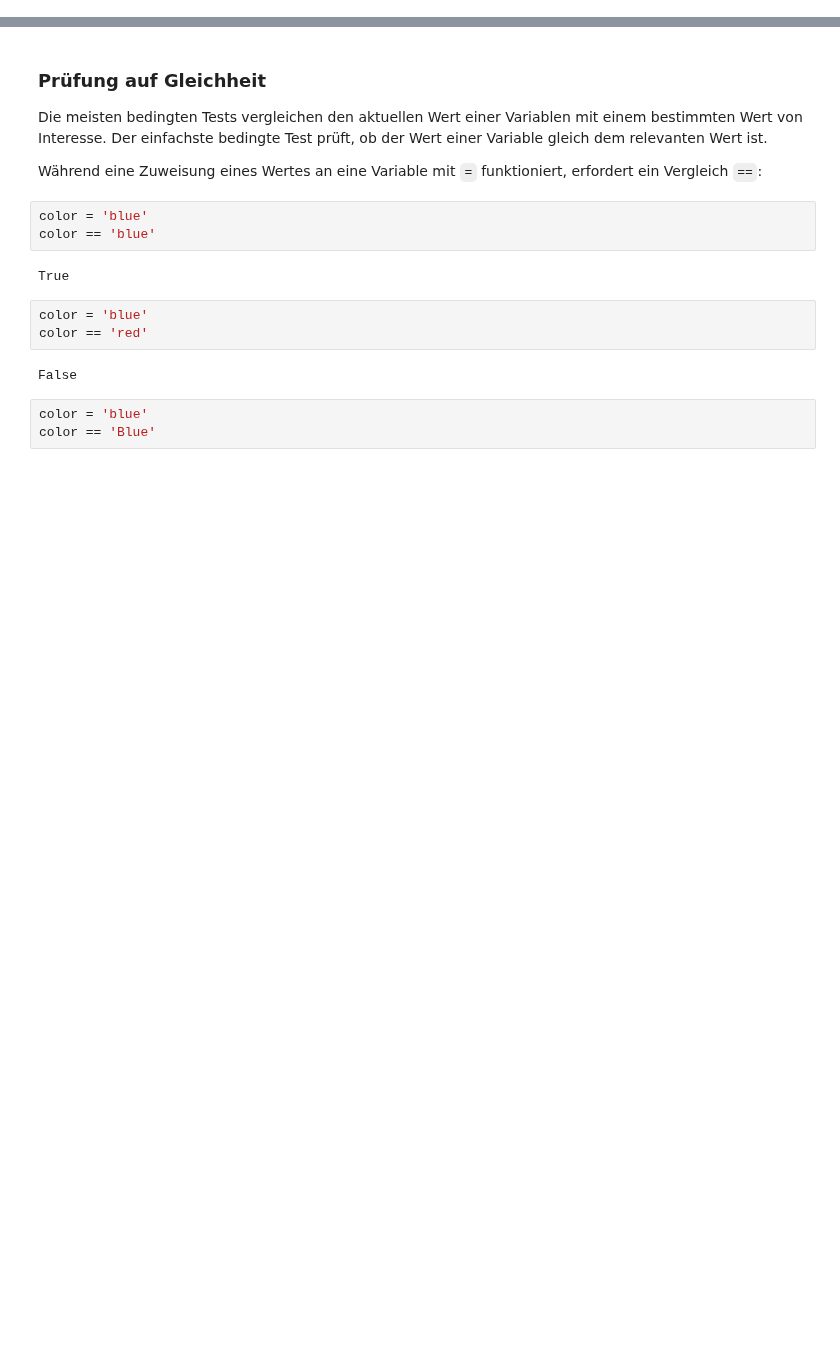
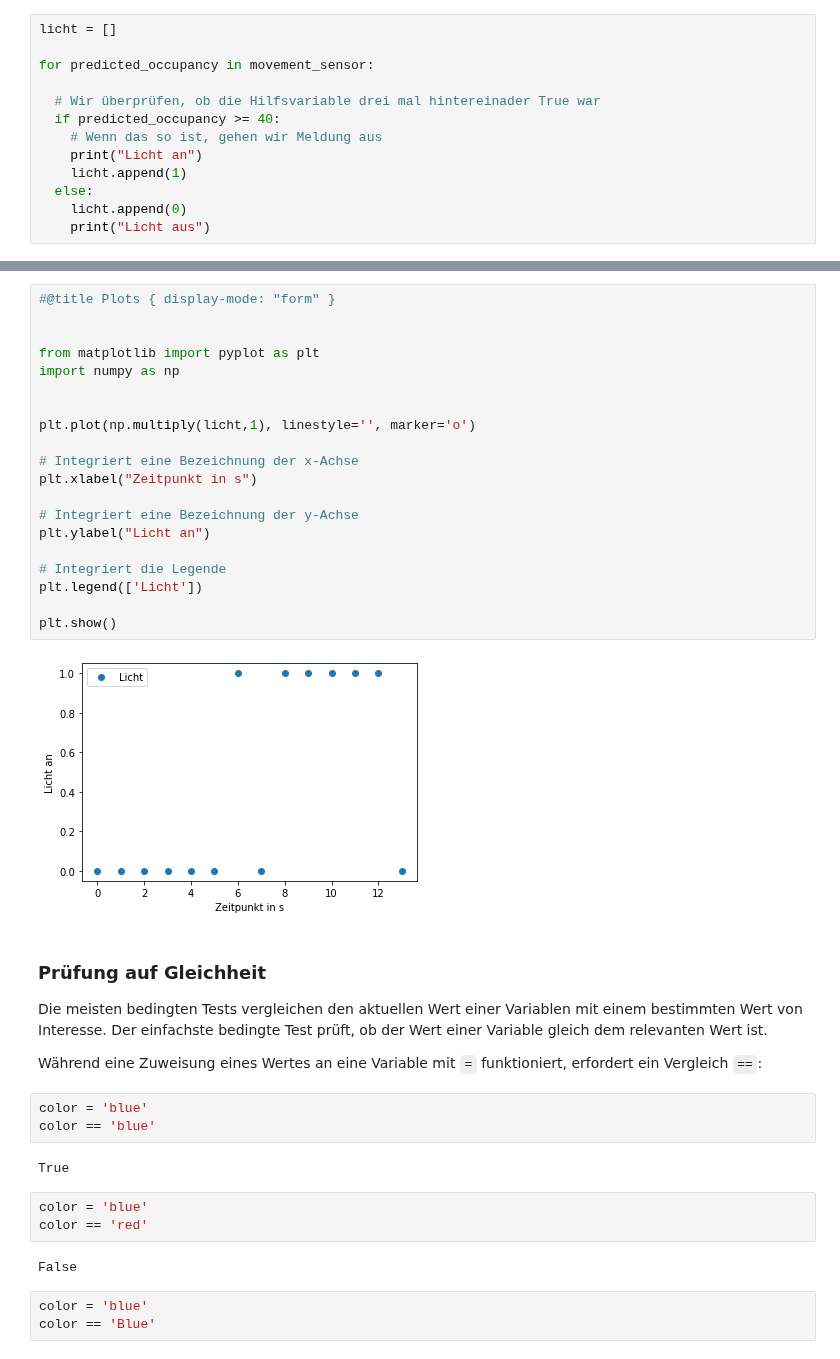
Before and after one commit to jhumci/SBT_GID, a Jupyter notebook: SBT_3_if-Anweisungen.ipynb, the cells around one changed output, grey strips where cells are left out. Cells and saved outputs as stored; diff of their text form; blank space fills up the shorter version.

```diff
--- a/SBT_3_if-Anweisungen.ipynb
+++ b/SBT_3_if-Anweisungen.ipynb
@@ -64,0 +57,13 @@ Die Schleife in diesem Beispiel speichert zunächst die letzten drei Meldungen d
+# %%
+licht = []
+
+for predicted_occupancy in movement_sensor:
+
+  # Wir überprüfen, ob die Hilfsvariable drei mal hintereinader True war
+  if predicted_occupancy >= 40:
+    # Wenn das so ist, gehen wir Meldung aus
+    print("Licht an")
+    licht.append(1)
+  else:
+    licht.append(0)
+    print("Licht aus")
@@ -65,3 +110,25 @@ Die Schleife in diesem Beispiel speichert zunächst die letzten drei Meldungen d
+# %%
+#@title Plots { display-mode: "form" }
+
+
+from matplotlib import pyplot as plt
+import numpy as np
+
+
+plt.plot(np.multiply(licht,1), linestyle='', marker='o')
+
+# Integriert eine Bezeichnung der x-Achse
+plt.xlabel("Zeitpunkt in s")
+
+# Integriert eine Bezeichnung der y-Achse
+plt.ylabel("Licht an")
+
+# Integriert die Legende
+plt.legend(['Licht'])
+
+plt.show()
+# %% [output]
+[figure, added]
 # %% [markdown]
 ### Prüfung auf Gleichheit
 
```
Also changed, not shown: parts of 11 cells of this notebook.
